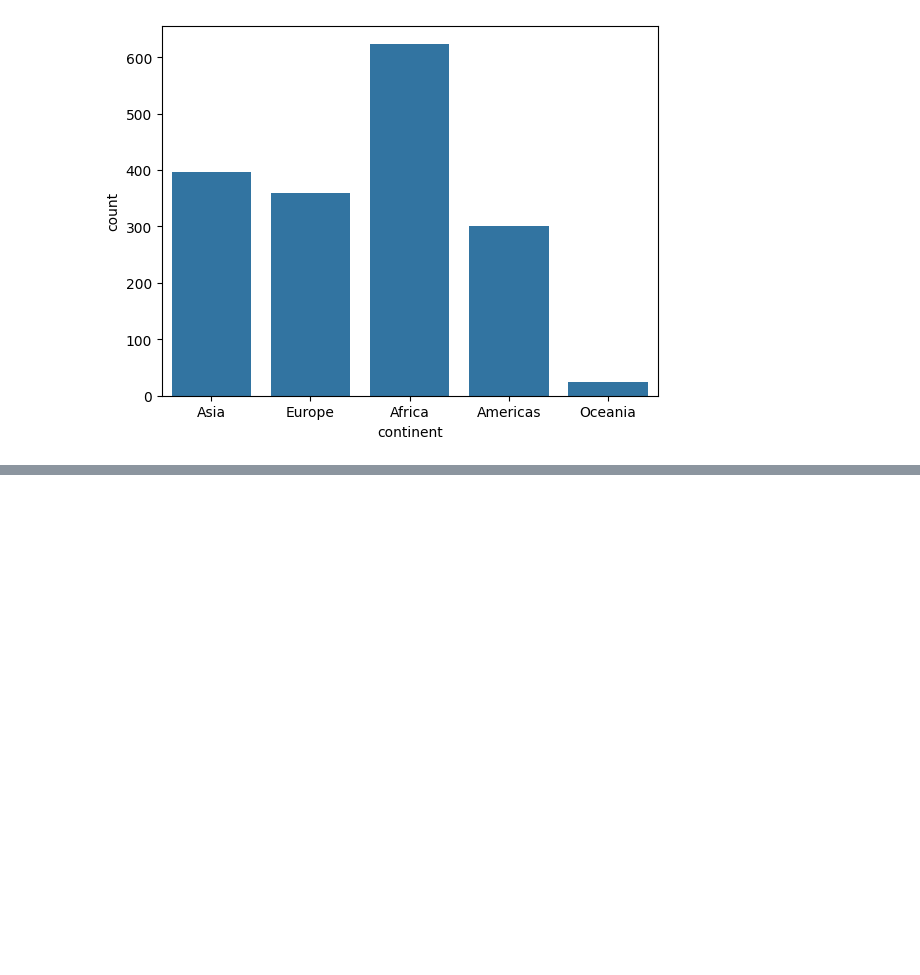
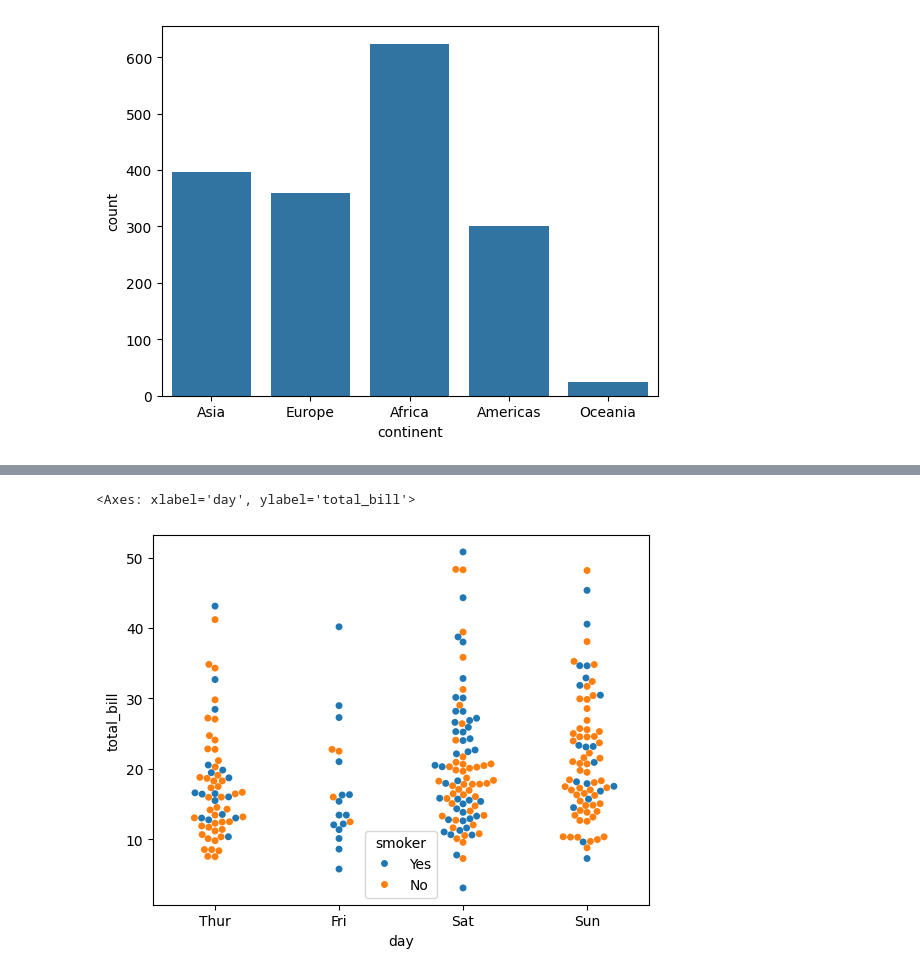
Before and after one commit to ashuwebdevloper/GEN-AI, a Jupyter notebook: Seaborn/starting.ipynb, the cells around one changed output, grey strips where cells are left out. Cells and saved outputs as stored; diff of their text form; code cells hidden in the pictures; blank space fills up the shorter version.

```diff
--- a/Seaborn/starting.ipynb
+++ b/Seaborn/starting.ipynb
@@ -415,0 +428,7 @@ sns.countplot(data=tips, x='day')
+# %%
+## Swarmplot is used to show the distribution of data points in a categorical variable. It is similar to a scatter plot, but it shows the distribution of data points in a categorical variable. It is used to show the distribution of data points in a categorical variable. It is used to show the distribution of data points in a categorical variable
+## x = categorical variable, y = numerical variable, hue = categorical variable
+sns.swarmplot(data=tips, x='day', y='total_bill', hue='smoker')
+# %% [output]
+<Axes: xlabel='day', ylabel='total_bill'>
+[figure, added]
```
Also changed, not shown: parts of 3 cells of this notebook.
